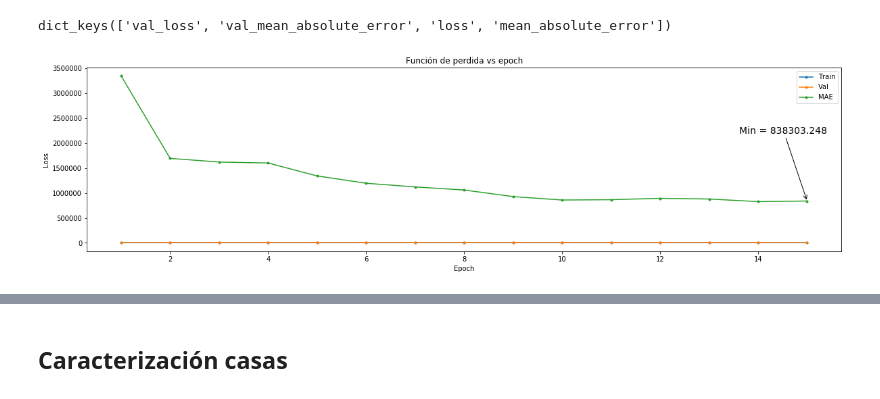
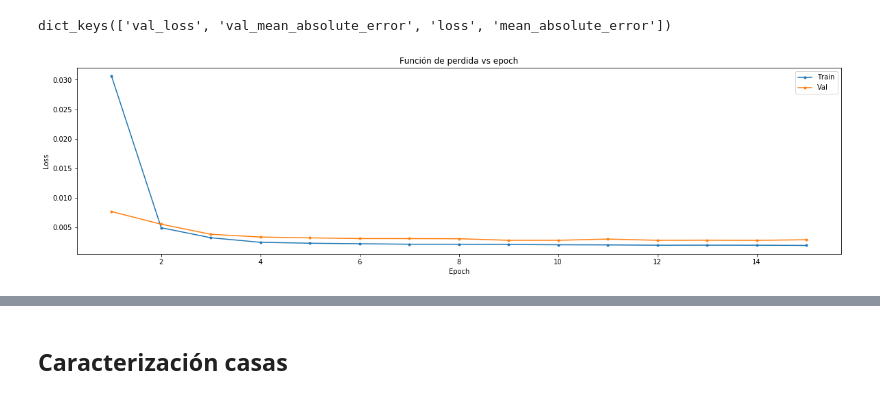
Before and after one commit to fco96/memoria, a Jupyter notebook: Memoria Francisco Olivares.ipynb, the cells around one changed output, grey strips where cells are left out. Drawn from its saved outputs; the diff is of its cells as text; code cells hidden in the pictures.

Commit message:
Fix the example of forecasting. Chart pred vs truth

```diff
--- a/Memoria Francisco Olivares.ipynb
+++ b/Memoria Francisco Olivares.ipynb
@@ -368,7 +374,7 @@ def generate_lag(series, lag):
     return copy
 
 
-def StandarizeData(series, house_number):
+def standarize_train(series, house_number):
     copy = series.copy()
 
     for column_name in VARIABLES_TO_LAG:
@@ -380,7 +386,7 @@ def StandarizeData(series, house_number):
 
     return copy
 
-def standarizeVal(series, house_number):
+def standarize_val(series, house_number):
     copy = series.copy()
     for column_name in VARIABLES_TO_LAG:
         # Se transforma la data
@@ -390,12 +396,12 @@ def standarizeVal(series, house_number):
 
 # a = generate_lag(HASH_OF_TIME_SERIES[2][0:TRAIN_LENGTH], 2)
 
-a = StandarizeData(HASH_OF_TIME_SERIES[2][0:TRAIN_LENGTH], 2)
+a = standarize_train(HASH_OF_TIME_SERIES[2][0:TRAIN_LENGTH], 2)
 
-a_val = standarizeVal(HASH_OF_TIME_SERIES[2][TRAIN_LENGTH:], 2)
+a_val = standarize_val(HASH_OF_TIME_SERIES[2][TRAIN_LENGTH:], 2)
 
-a.head()
-# a.describe()
+display(a.head())
+display(a.describe())
 # %% [output]
 34113
 |  | id | dispositivo_id | vivienda_id | temperatura_interior | humedad_interior | co2 | ... |
@@ -451,10 +466,11 @@ from keras.layers import LSTM, Embedding, Dense, Dropout, TimeDistributed, CuDNN
 
 model = Sequential()
 model.add(CuDNNGRU(input_shape=(2, 4), units=100, return_sequences=False))
-model.add(Dense(128, activation='sigmoid'))
-model.add(Dense(128, activation='sigmoid'))
-model.add(Dense(4, activation='sigmoid'))
-model.compile(loss='mean_squared_error', optimizer='adam', metrics=['mean_absolute_percentage_error'])
+model.add(Dense(128, activation='relu'))
+model.add(Dense(128, activation='relu'))
+model.add(Dense(4))
+# model.add(Dense(4, activation='tanh'))
+model.compile(loss='mean_squared_error', optimizer='adam')#, metrics=['mean_absolute_percentage_error'])
 model.summary()
 # %% [output]
 _________________________________________________________________
@@ -499,22 +515,22 @@ dict_keys(['val_loss', 'val_mean_absolute_error', 'loss', 'mean_absolute_error']
 # %%
 def chart_loss(history, epoch_number):
     epoch_arr = [i+1 for i in range(epoch_number)]
     plt.figure(figsize = (20,5))
     plt.plot(epoch_arr, history.history['loss'], '.-')
     plt.plot(epoch_arr, history.history['val_loss'], '.-')
-    plt.plot(epoch_arr, history.history['val_mean_absolute_percentage_error'], '.-')
+    # plt.plot(epoch_arr, history.history['val_mean_absolute_percentage_error'], '.-')
     plt.xlabel('Epoch')
     plt.ylabel('Loss')
     plt.legend( ('Train', 'Val', 'MAE') )
     plt.title("Función de perdida vs epoch")
 
-    min_index = np.argmin(history.history['val_loss'])
-    min_value = history.history['val_mean_absolute_percentage_error'][min_index].round(3)
-    plt.annotate('Min = {}'.format(min_value), xy=(min_index+1, min_value), xycoords='data', xytext=(-100, 100), textcoords='offset points', fontsize=14, arrowprops=dict(arrowstyle="->"))
+    # min_index = np.argmin(history.history['val_loss'])
+    # min_value = history.history['val_mean_absolute_percentage_error'][min_index].round(3)
+    # plt.annotate('Min = {}'.format(min_value), xy=(min_index+1, min_value), xycoords='data', xytext=(-100, 100), textcoords='offset points', fontsize=14, arrowprops=dict(arrowstyle="->"))
 
 
     plt.show()
 
 chart_loss(history, 15)
 # %% [output]
-[figure, old version]
+[figure, new version]
```
Also changed, not shown: parts of 7 cells of this notebook.
